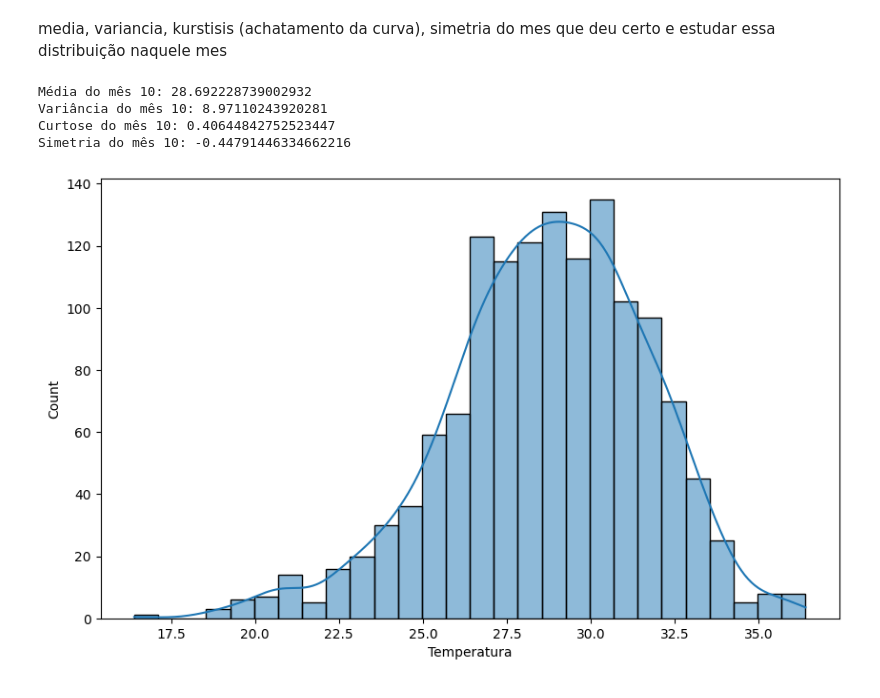
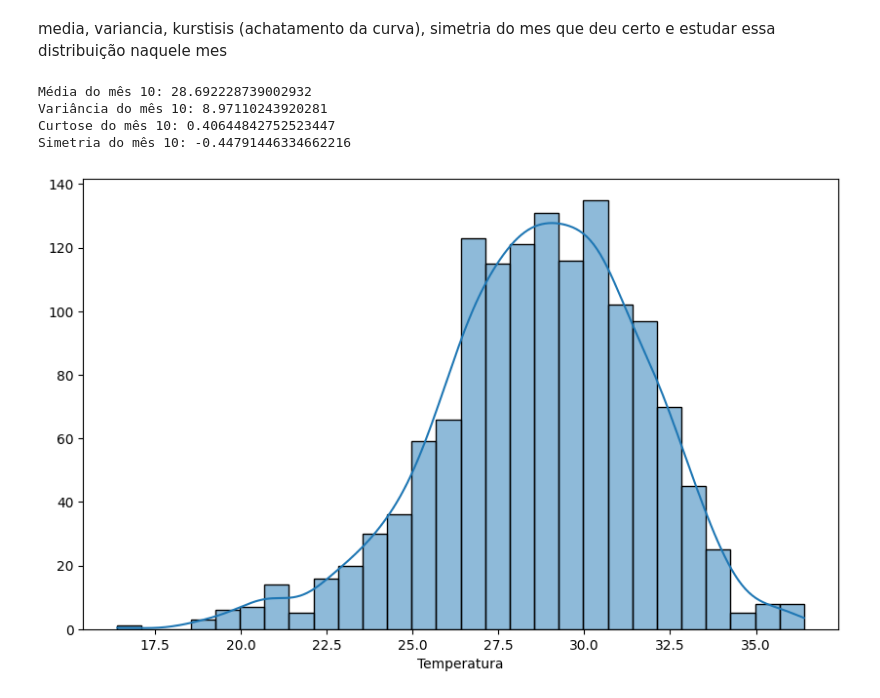
Before and after one commit to GuiRocDuarte/TempMaxBSB, a Jupyter notebook: Analise.ipynb, the cells around one changed output. Drawn from its saved outputs; the diff is of its cells as text; code cells hidden in the pictures.

```diff
--- a/Analise.ipynb
+++ b/Analise.ipynb
@@ -948,31 +992,31 @@ media, variancia, kurstisis (achatamento da curva), simetria do mes que deu cert
 # %%
 from scipy import stats
 
 # Selecionando os dados do mês 10
 dados_mes_10 = df[df['Mes'] == 10]['Temp']
 
 # Calculando estatísticas descritivas
 media = dados_mes_10.mean()
 variancia = dados_mes_10.var()
 curtose = stats.kurtosis(dados_mes_10)
 simetria = stats.skew(dados_mes_10)
 
 # Imprimindo os resultados
 print(f"Média do mês 10: {media}")
 print(f"Variância do mês 10: {variancia}")
 print(f"Curtose do mês 10: {curtose}")
 print(f"Simetria do mês 10: {simetria}")
 
 # Plotando a distribuição
 plt.figure(figsize=(10, 6))
 sns.histplot(dados_mes_10, kde=True)
 #plt.title('Distribuição de Temperaturas no Mês 10')
 plt.xlabel('Temperatura')
-#plt.ylabel('Frequência')
+plt.ylabel('')
 plt.show()
 # %% [output]
 Média do mês 10: 28.692228739002932
 Variância do mês 10: 8.97110243920281
 Curtose do mês 10: 0.40644842752523447
 Simetria do mês 10: -0.44791446334662216
-[figure, old version]
+[figure, new version]
```
Also changed, not shown: parts of 3 cells of this notebook, 6 other files.
